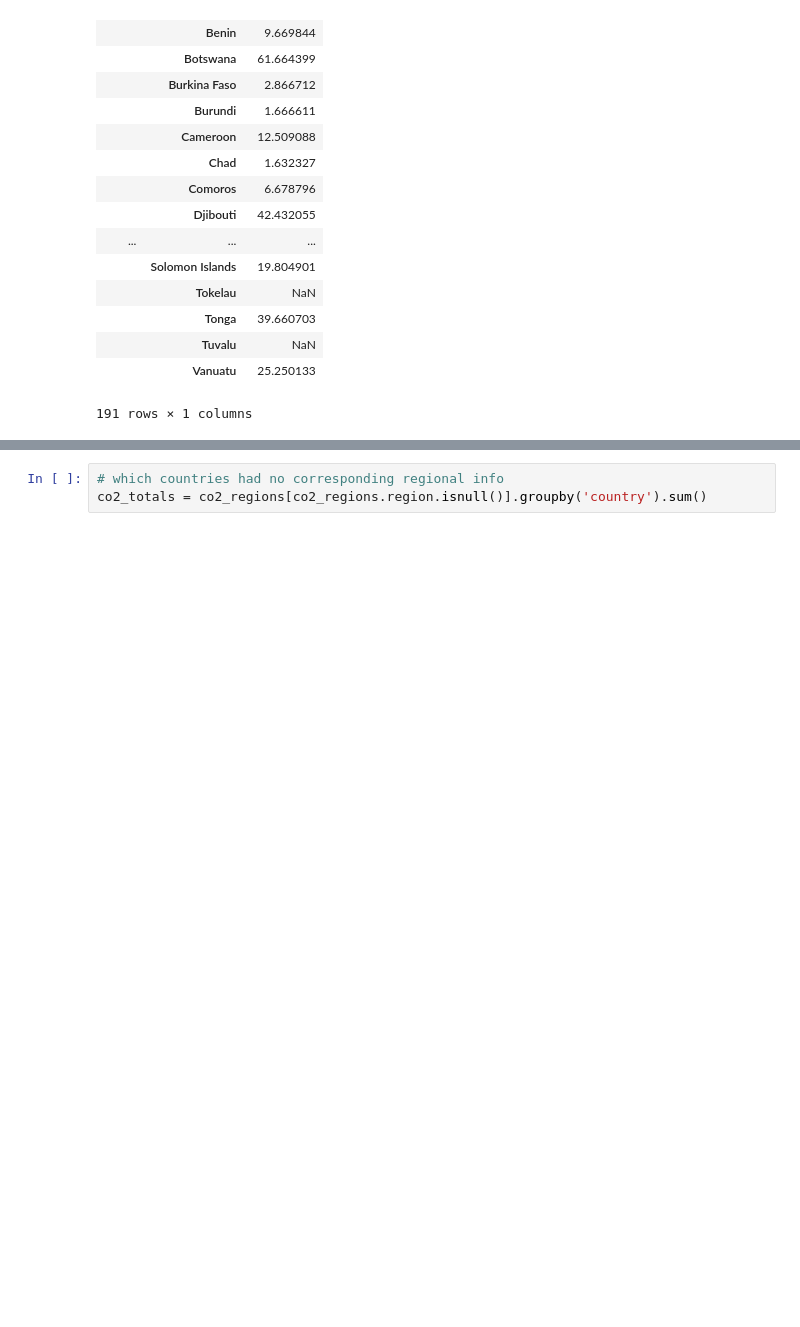
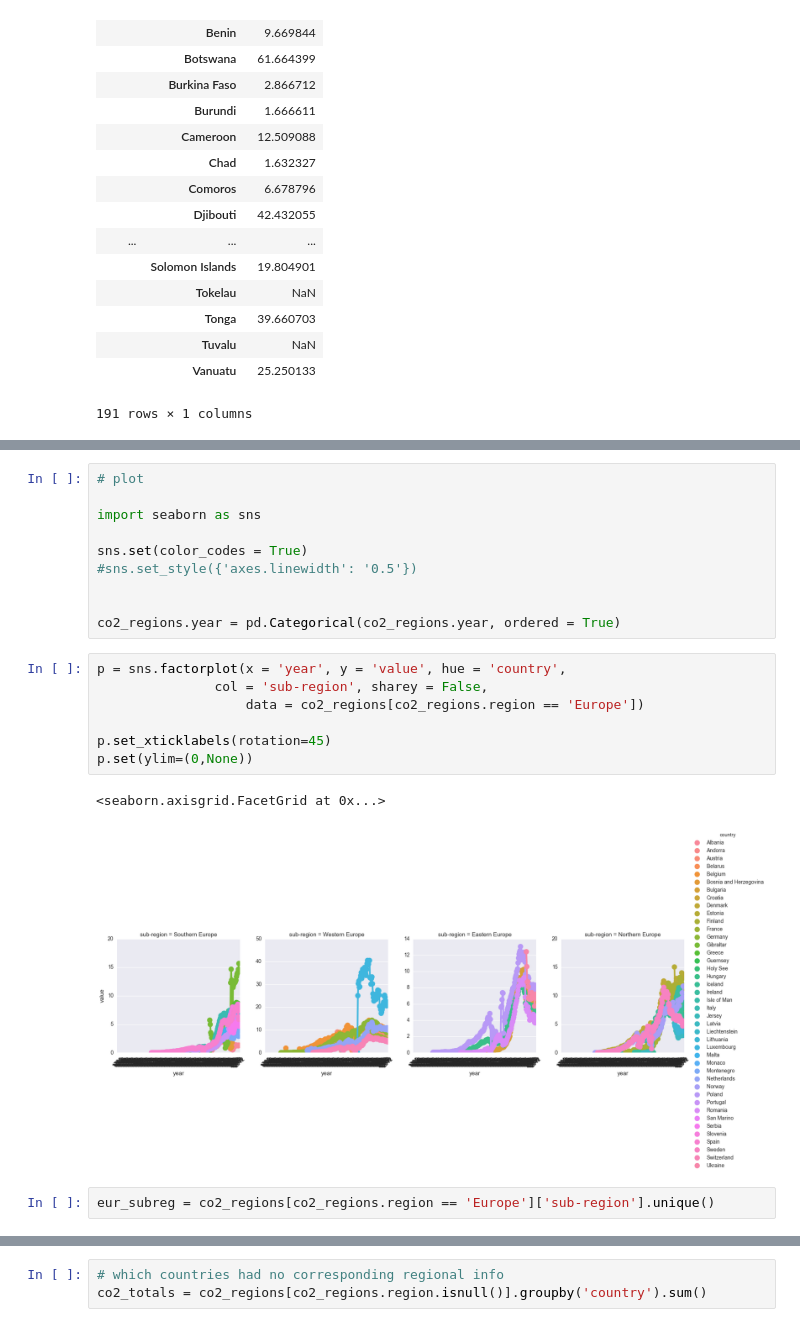
Before and after one commit to limegimlet/data_analysis_gapminder_co2, a Jupyter notebook: gapminder/investigate_gapminder_co2_data.ipynb, the cells around one changed output, grey strips where cells are left out. Saved outputs shown, nothing was run; the diff lists cells and outputs as text; blank space fills up the shorter version.

Commit message:
feat: plot by subregion & country in seaborn

```diff
--- a/gapminder/investigate_gapminder_co2_data.ipynb
+++ b/gapminder/investigate_gapminder_co2_data.ipynb
@@ -328,0 +350,22 @@ co2_regions.groupby(['region', 'country']).sum()
+# %%
+# plot
+
+import seaborn as sns
+
+sns.set(color_codes = True)
+#sns.set_style({'axes.linewidth': '0.5'})
+
+
+co2_regions.year = pd.Categorical(co2_regions.year, ordered = True)
+# %%
+p = sns.factorplot(x = 'year', y = 'value', hue = 'country',
+               col = 'sub-region', sharey = False,
+                   data = co2_regions[co2_regions.region == 'Europe'])
+
+p.set_xticklabels(rotation=45)
+p.set(ylim=(0,None))
+# %% [output]
+<seaborn.axisgrid.FacetGrid at 0x...>
+[figure, added]
+# %%
+eur_subreg = co2_regions[co2_regions.region == 'Europe']['sub-region'].unique()
```
Also changed, not shown: parts of 7 cells of this notebook.
